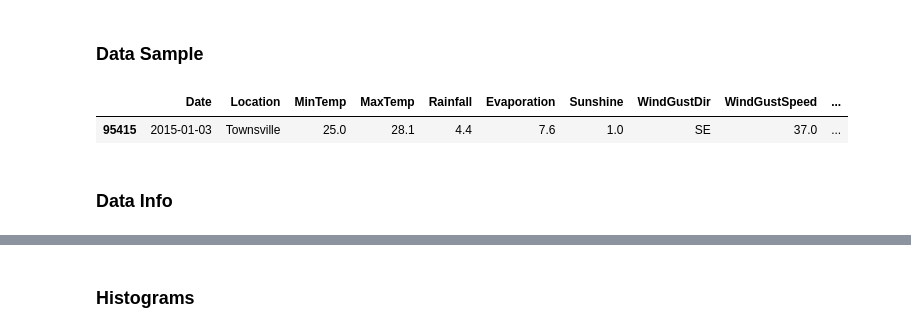
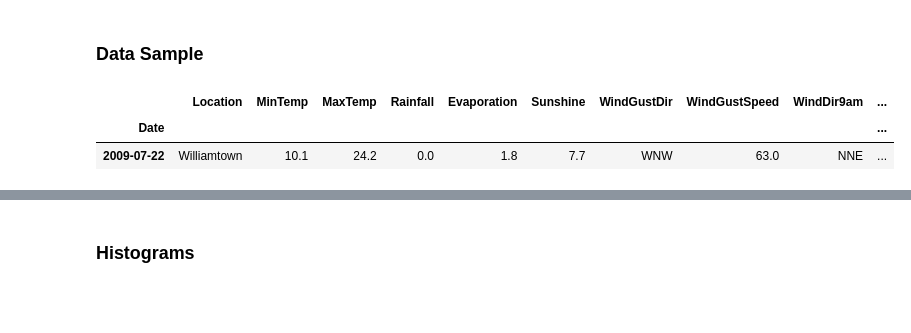
Before and after one commit to marlonrcfranco/weather-guru, a Jupyter notebook: weather_guru.ipynb, the cells around one changed output, grey strips where cells are left out. Cells and saved outputs as stored; diff of their text form; code cells hidden in the pictures; blank space fills up the shorter version.

```diff
--- a/weather_guru.ipynb
+++ b/weather_guru.ipynb
@@ -28,7 +29,7 @@ DATASET_URL = "https://raw.githubusercontent.com/marlonrcfranco/weather-guru/mai
 # %% [markdown]
 ## Fetch Data
 # %%
-weather_dataframe = pd.read_csv(DATASET_URL)
+weather_df = pd.read_csv(DATASET_URL,parse_dates=True,index_col=['Date'])
 
 # Dataset is now stored in a Pandas Dataframe
 # %% [markdown]
@@ -36,9 +59,8 @@ weather_dataframe = pd.read_csv(DATASET_URL)
 # %% [markdown]
 ### Data Sample
 # %%
-weather_dataframe.sample()
+weather_df.sample()
 # %% [output]
-|  | Date | Location | MinTemp | MaxTemp | Rainfall | Evaporation | Sunshine | WindGustDir | WindGustSpeed | ... |
-| 95415 | 2015-01-03 | Townsville | 25.0 | 28.1 | 4.4 | 7.6 | 1.0 | SE | 37.0 | ... |
+|  | Location | MinTemp | MaxTemp | Rainfall | Evaporation | Sunshine | WindGustDir | WindGustSpeed | WindDir9am | ... |
+| Date |  |  |  |  |  |  |  |  |  | ... |
+| 2009-07-22 | Williamtown | 10.1 | 24.2 | 0.0 | 1.8 | 7.7 | WNW | 63.0 | NNE | ... |
-# %% [markdown]
-### Data Info
```
Also changed, not shown: parts of 14 cells of this notebook.
